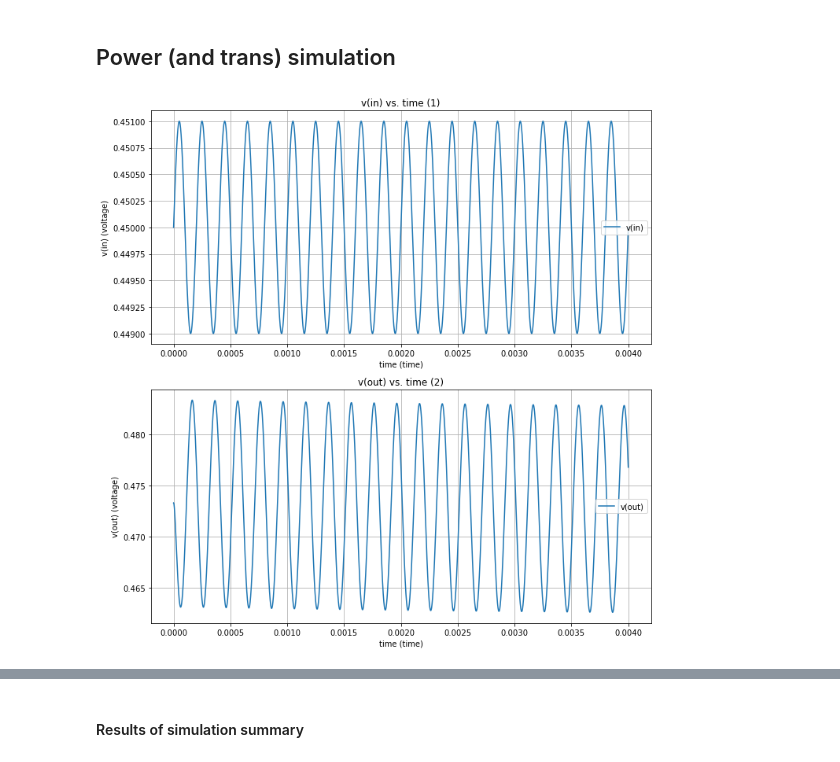
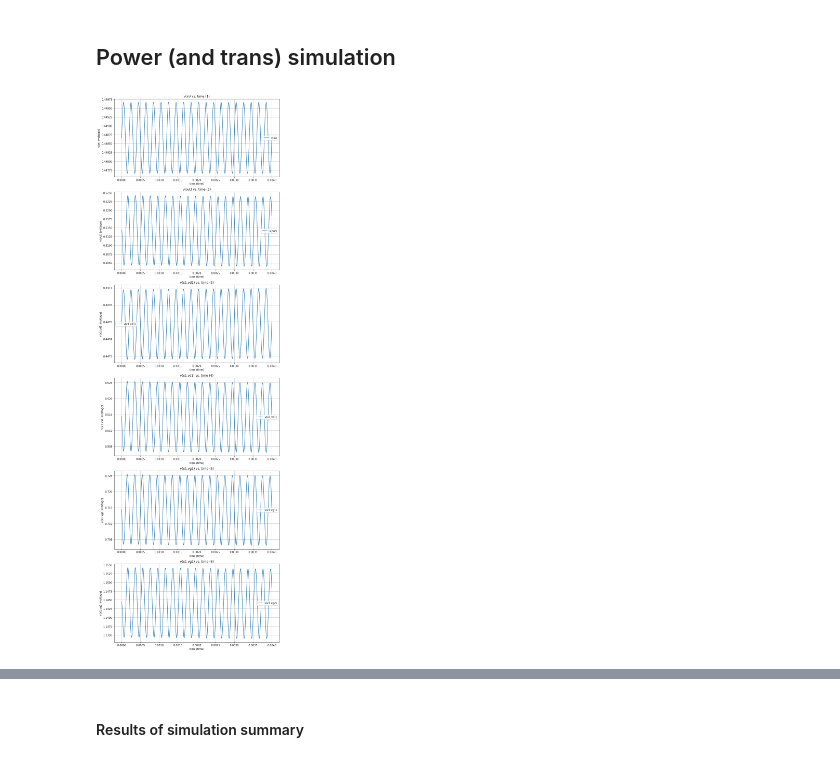
Before and after one commit to miguelcorrea0107/MA2_project, a Jupyter notebook: Amplifier_Inv/python_calc/v2/sim_results_v2.ipynb, the cells around one changed output, grey strips where cells are left out. Saved outputs shown, nothing was run; the diff lists cells and outputs as text; code cells hidden in the pictures.

```diff
--- a/Amplifier_Inv/python_calc/v2/sim_results_v2.ipynb
+++ b/Amplifier_Inv/python_calc/v2/sim_results_v2.ipynb
@@ -381,10 +412,10 @@ The upper cutoff frequency is: 11168.632477803196 Hz
 # %%
 filepath = '../../netlist/tb_inv_sky130_a_tran_v2.raw'  # Update to your .raw file path
 
 arrs, plots = rawread(filepath)
-plot_dynamic(arrs, plots, x_scale='linear', y_scale='linear', is_data_in_dB=False, mark_cutoff=False, num_plots=2)
+plot_dynamic(arrs, plots, x_scale='linear', y_scale='linear', is_data_in_dB=False, mark_cutoff=False, num_plots=6)
 # %% [output]
-[figure, old version]
+[figure, new version]
 # %%
 filepath = '../../netlist/tb_inv_sky130_a_tran_v2.raw'  # Update to your .raw file path
 
```
Also changed, not shown: parts of 12 cells of this notebook, 20 other files.
